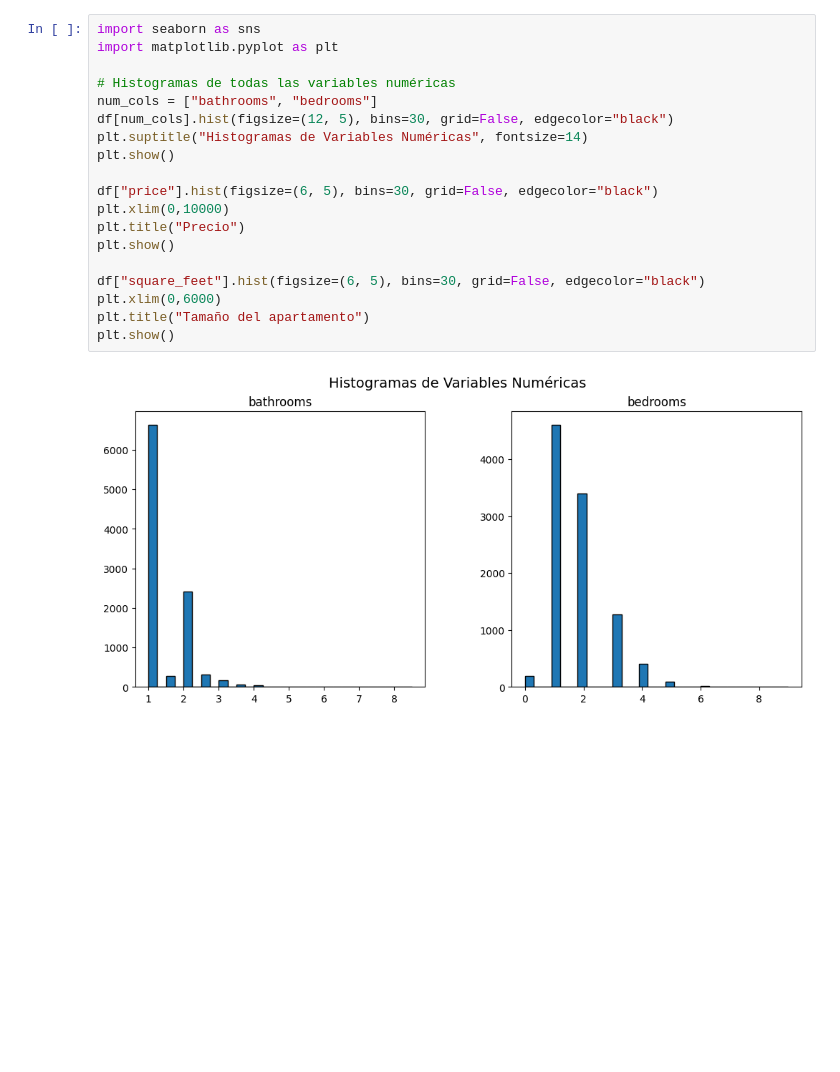
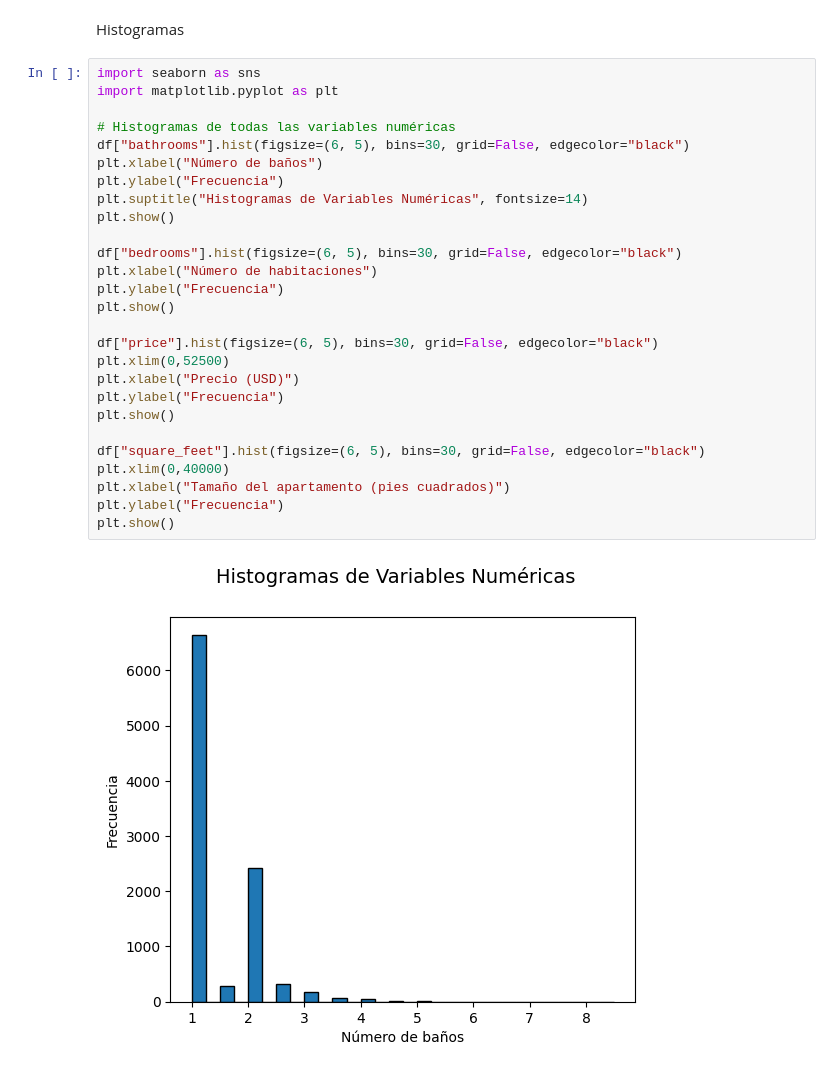
Before and after one commit to ssgonzalezc1/proyecto_aptos, a Jupyter notebook: exploracion de datos/exploracion de datos.ipynb, the cells around one changed output. Drawn from its saved outputs; the diff is of its cells as text; blank space fills up the shorter version.

```diff
--- a/exploracion de datos/exploracion de datos.ipynb
+++ b/exploracion de datos/exploracion de datos.ipynb
@@ -12,21 +42,31 @@ df.describe()
+# %% [markdown]
+Histogramas
 # %%
 import seaborn as sns
 import matplotlib.pyplot as plt
 
 # Histogramas de todas las variables numéricas
-num_cols = ["bathrooms", "bedrooms"]
-df[num_cols].hist(figsize=(12, 5), bins=30, grid=False, edgecolor="black")
+df["bathrooms"].hist(figsize=(6, 5), bins=30, grid=False, edgecolor="black")
+plt.xlabel("Número de baños")
+plt.ylabel("Frecuencia")
 plt.suptitle("Histogramas de Variables Numéricas", fontsize=14)
 plt.show()
 
+df["bedrooms"].hist(figsize=(6, 5), bins=30, grid=False, edgecolor="black")
+plt.xlabel("Número de habitaciones")
+plt.ylabel("Frecuencia")
+plt.show()
+
 df["price"].hist(figsize=(6, 5), bins=30, grid=False, edgecolor="black")
-plt.xlim(0,10000)
-plt.title("Precio")
+plt.xlim(0,52500)
+plt.xlabel("Precio (USD)")
+plt.ylabel("Frecuencia")
 plt.show()
 
 df["square_feet"].hist(figsize=(6, 5), bins=30, grid=False, edgecolor="black")
-plt.xlim(0,6000)
-plt.title("Tamaño del apartamento")
+plt.xlim(0,40000)
+plt.xlabel("Tamaño del apartamento (pies cuadrados)")
+plt.ylabel("Frecuencia")
 plt.show()
 # %% [output]
-[figure, old version]
+[figure, new version]
```
Also changed, not shown: parts of 13 cells of this notebook, 1 other file.
